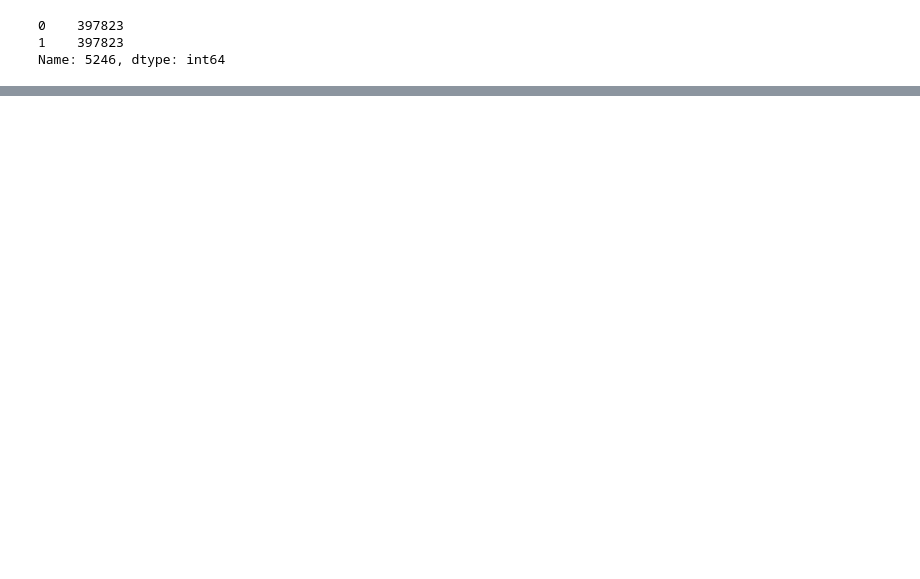
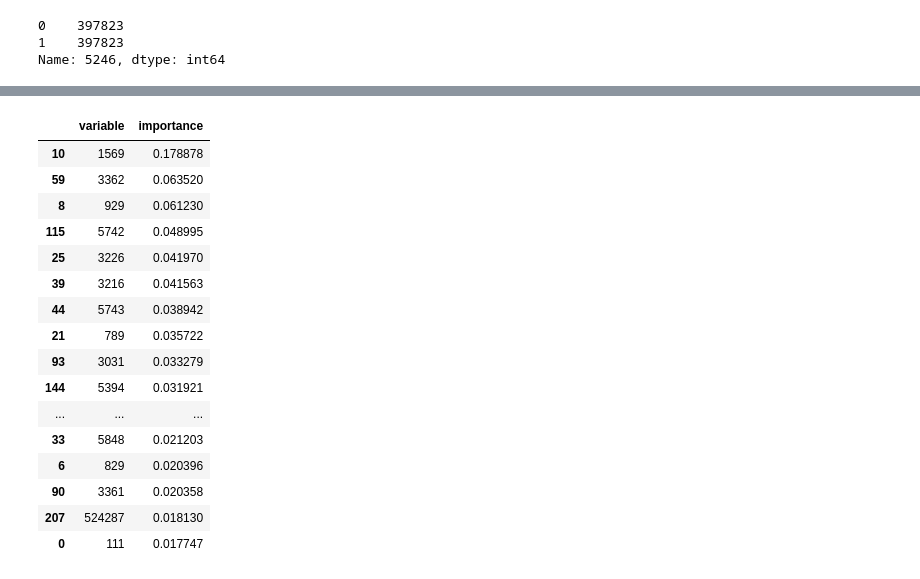
Before and after one commit to ballir27/big-g-ml-data-science-truckstop, a Jupyter notebook: notebooks/AB-data_merge.ipynb, the cells around one changed output, grey strips where cells are left out. Cells and saved outputs as stored; diff of their text form; code cells hidden in the pictures; blank space fills up the shorter version.

```diff
--- a/notebooks/AB-data_merge.ipynb
+++ b/notebooks/AB-data_merge.ipynb
@@ -375,0 +366,25 @@ print(savings)
+# %%
+importances = pd.DataFrame({
+    'variable': predictors,
+    'importance': rf_oversample.feature_importances_
+})
+
+importances.sort_values('importance', ascending = False).head(20)
+# %% [output]
+|  | variable | importance |
+| 10 | 1569 | 0.178878 |
+| 59 | 3362 | 0.063520 |
+| 8 | 929 | 0.061230 |
+| 115 | 5742 | 0.048995 |
+| 25 | 3226 | 0.041970 |
+| 39 | 3216 | 0.041563 |
+| 44 | 5743 | 0.038942 |
+| 21 | 789 | 0.035722 |
+| 93 | 3031 | 0.033279 |
+| 144 | 5394 | 0.031921 |
+| ... | ... | ... |
+| 33 | 5848 | 0.021203 |
+| 6 | 829 | 0.020396 |
+| 90 | 3361 | 0.020358 |
+| 207 | 524287 | 0.018130 |
+| 0 | 111 | 0.017747 |
```
Also changed, not shown: parts of 17 cells of this notebook.
